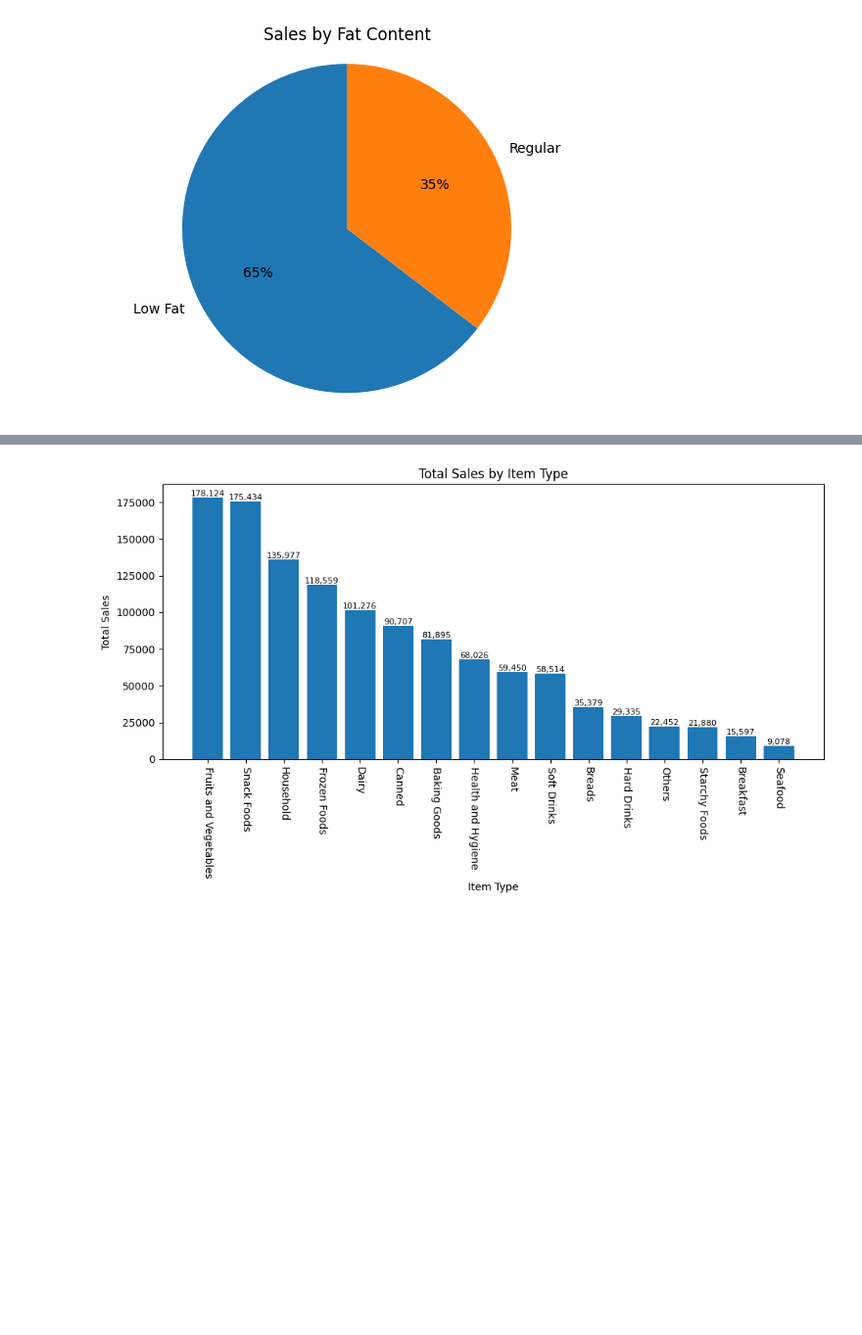
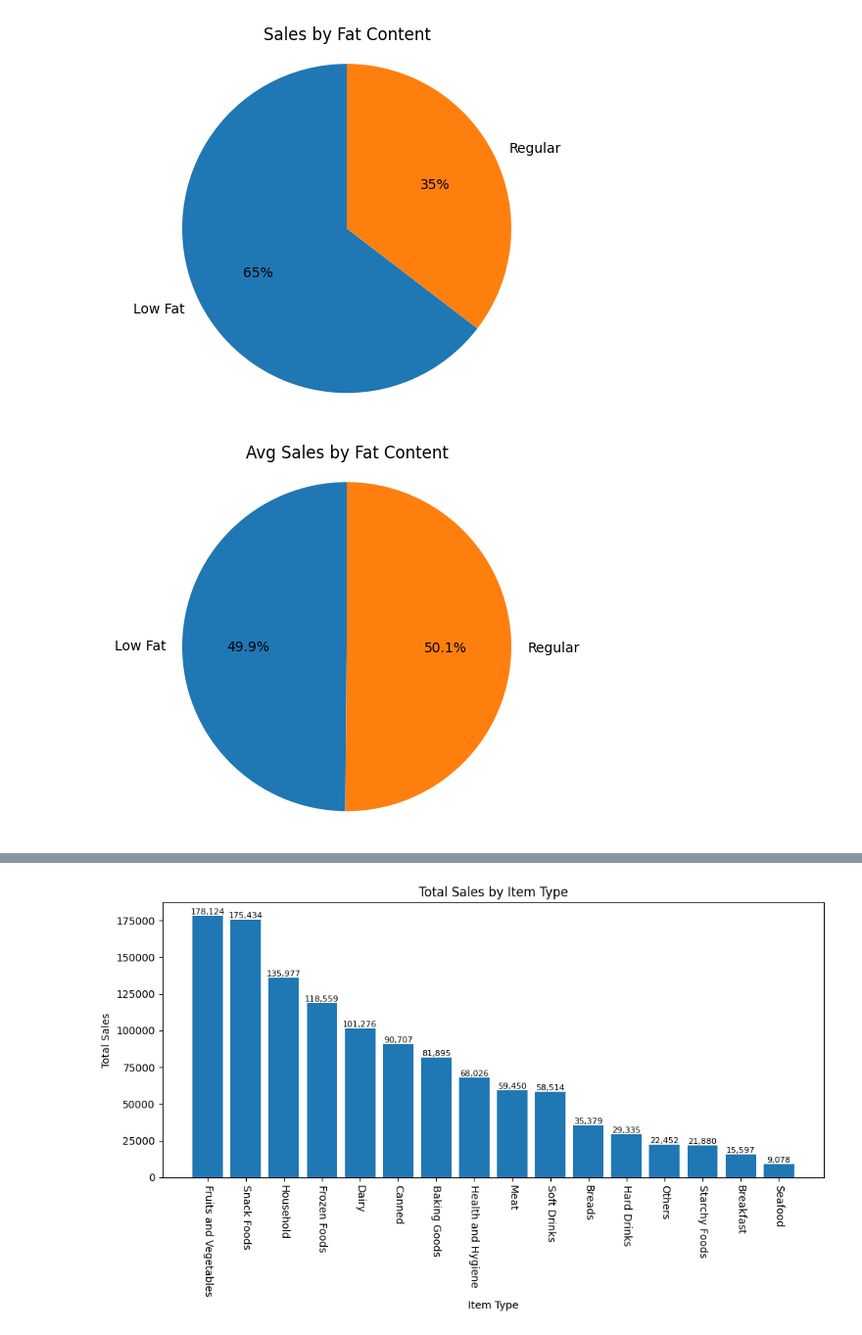
Before and after one commit to rohit906553/sales_analysis_using_powerbi_sql_python_excel, a Jupyter notebook: blinkit_analysis.ipynb, the cells around one changed output, grey strips where cells are left out. Shown at 98% size. Cells and saved outputs as stored; diff of their text form; code cells hidden in the pictures; blank space fills up the shorter version.

```diff
--- a/blinkit_analysis.ipynb
+++ b/blinkit_analysis.ipynb
@@ -131,3 +131,11 @@ plt.axis('equal')
 plt.show()
 # %% [output]
 [figure]
+# %%
+Avg_sales_by_fat = df.groupby('Item Fat Content')['Sales'].mean()
+plt.pie(Avg_sales_by_fat, labels= Avg_sales_by_fat.index, autopct='%.1f%%', startangle=90)
+plt.title('Avg Sales by Fat Content')
+plt.axis('equal')
+plt.show()
+# %% [output]
+[figure, added]
```
Also changed, not shown: parts of 18 cells of this notebook.
